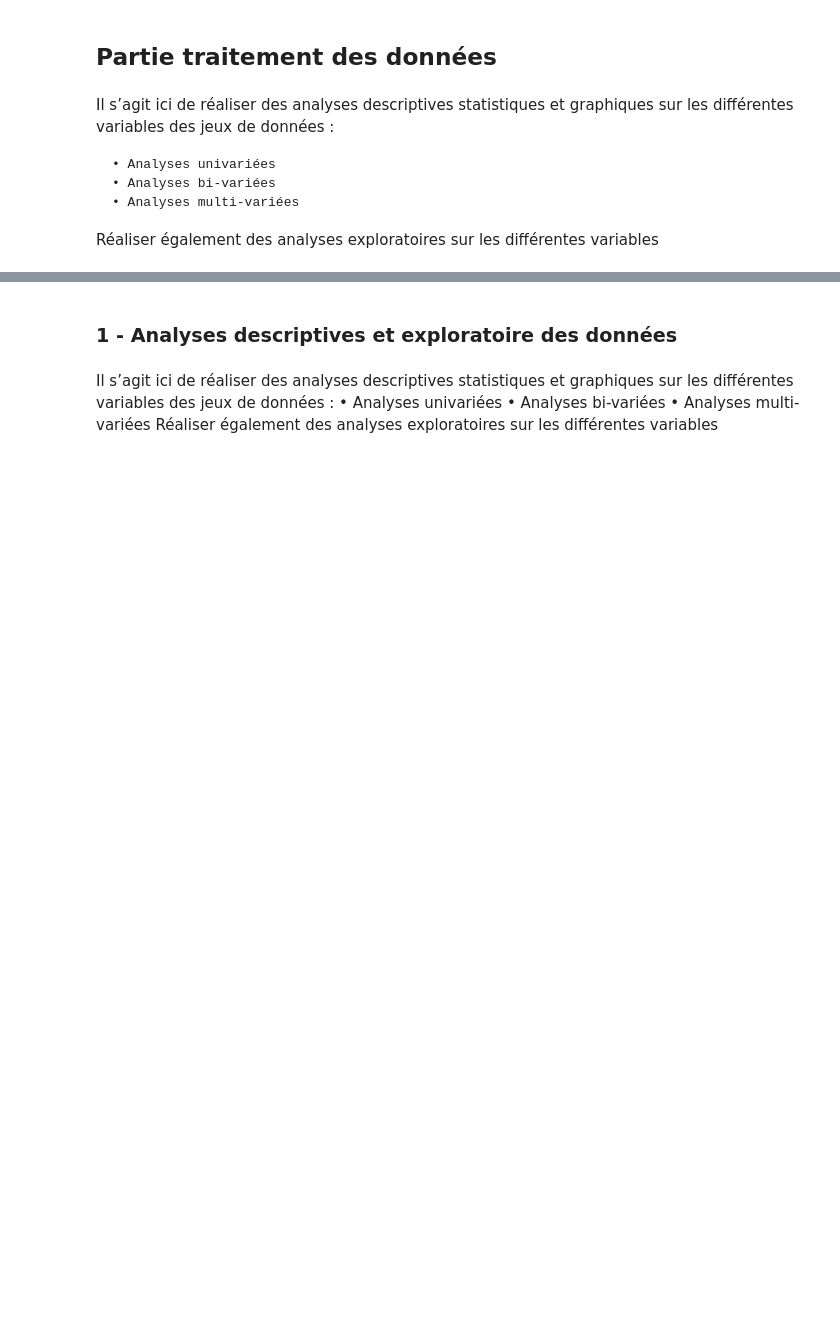
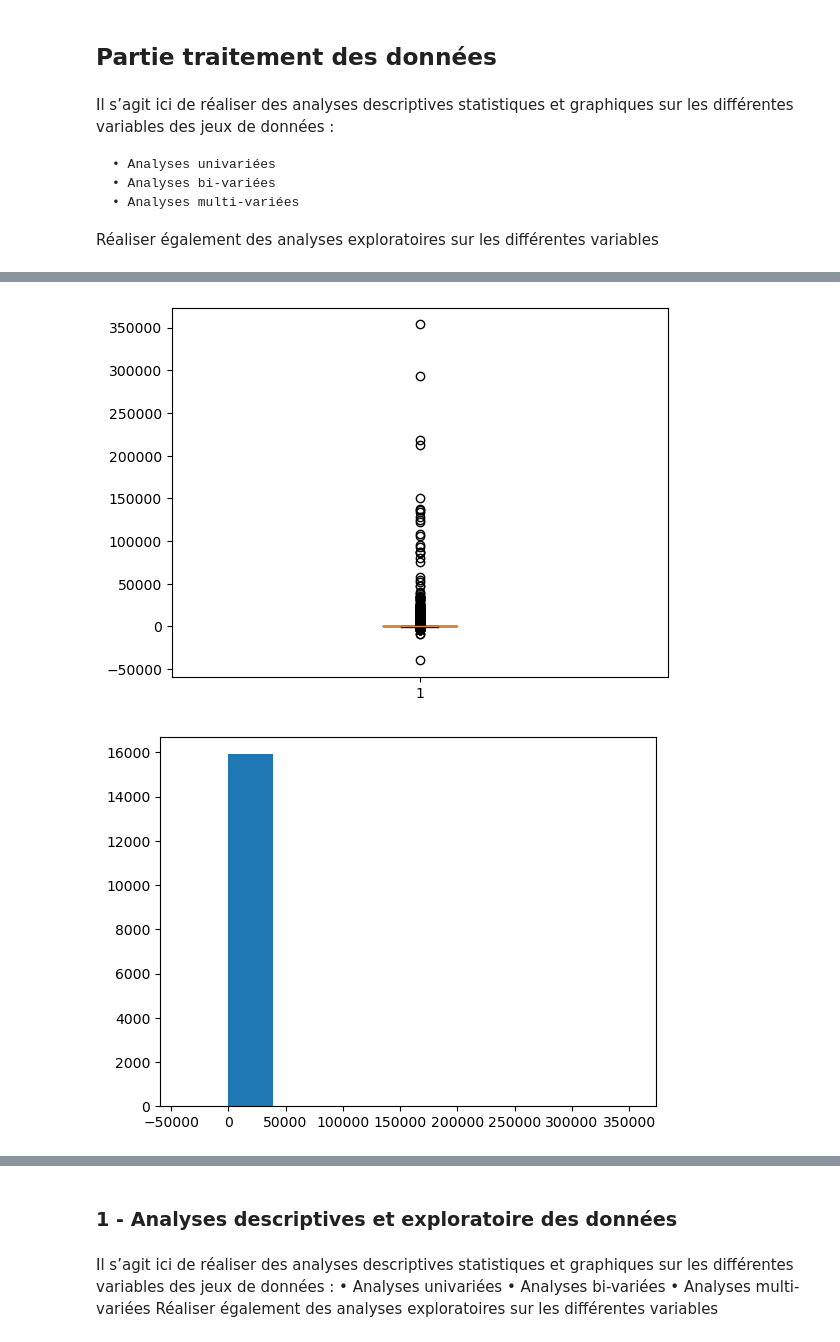
Before and after one commit to data-IA-2023/Groupe-3, a Jupyter notebook: briefs181223 - Mohammed.ipynb, the cells around one changed output, grey strips where cells are left out. Saved outputs shown, nothing was run; the diff lists cells and outputs as text; code cells hidden in the pictures; blank space fills up the shorter version.

```diff
--- a/briefs181223 - Mohammed.ipynb
+++ b/briefs181223 - Mohammed.ipynb
@@ -78,0 +109,7 @@ FAOSTAT_2020_Cultures_produits_animaux
+# %%
+
+#Chargement des données avec définition de l'index et changement des types des  dimensions
+chemein_BD = url_bd+"fao_2013\FAOSTAT_2013_cereal.csv"
+FAOSTAT_2013_cereal = pd.read_csv(chemein_BD, sep=',',on_bad_lines='skip',dtype={'Code Pays': str,'Code Élément': str,'Code Produit': str,'Code Année': str,'Année': str})
+
+FAOSTAT_2013_cereal.info()
@@ -202,0 +235,8 @@ Réaliser également des analyses exploratoires sur les différentes variables
+# %%
+plt.boxplot(FAOSTAT_2013_cereal['Valeur'])
+plt.show()
+plt.hist(FAOSTAT_2013_cereal['Valeur'])
+plt.show()
+# %% [output]
+[figure, added]
+[figure, added]
```
Also changed, not shown: parts of 49 cells of this notebook, 5 other files.
